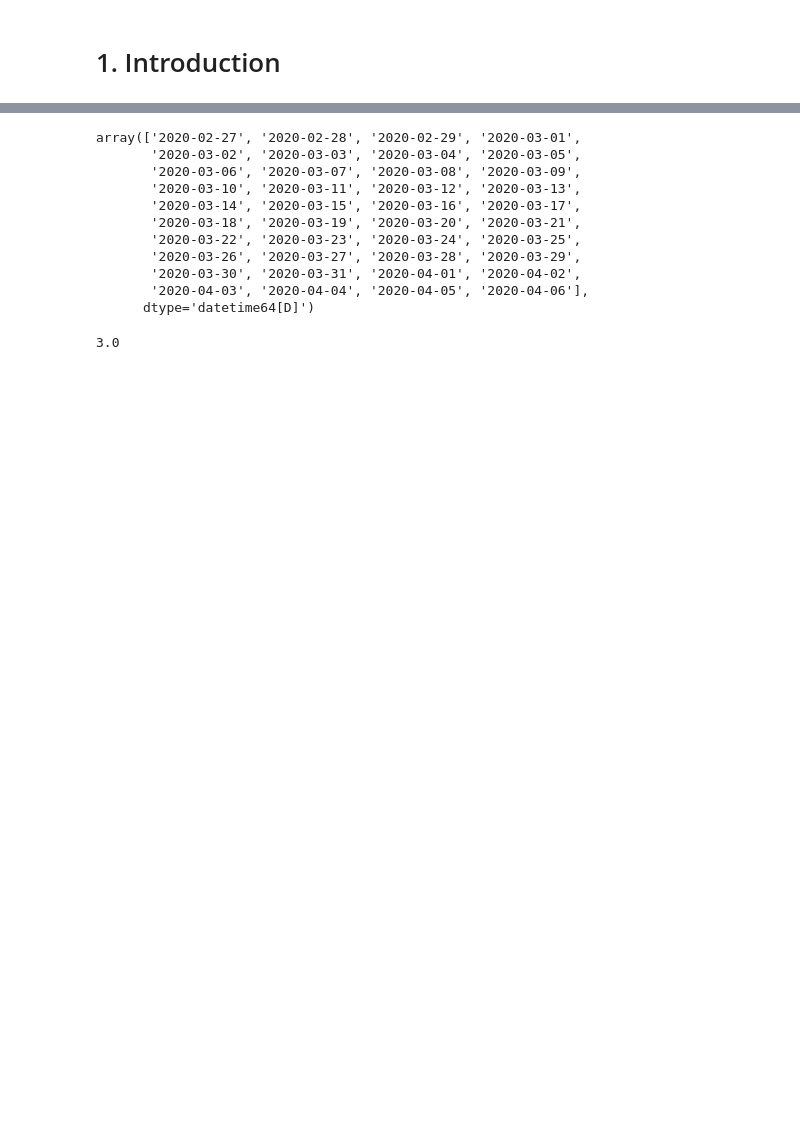
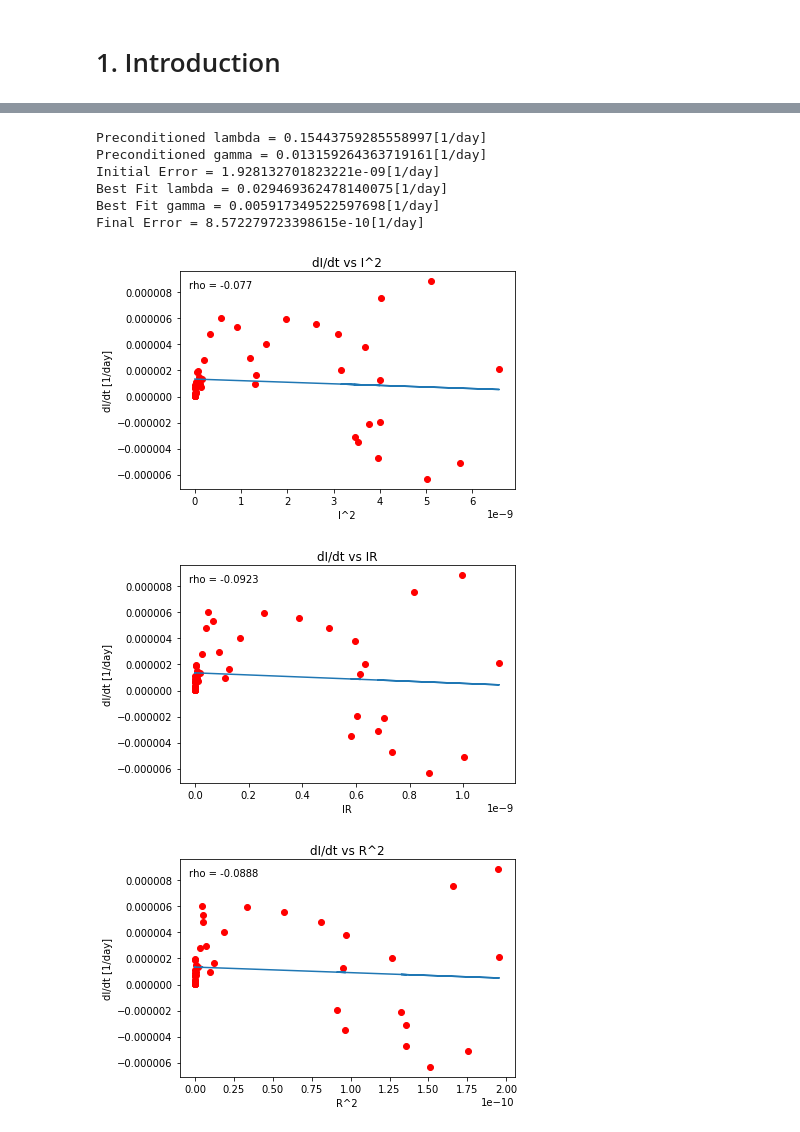
Before and after one commit to ABoghi/Covid-19, a Jupyter notebook: Cov19.ipynb, the cells around one changed output, grey strips where cells are left out. Cells and saved outputs as stored; diff of their text form; code cells hidden in the pictures; blank space fills up the shorter version.

```diff
--- a/Cov19.ipynb
+++ b/Cov19.ipynb
@@ -42,18 +42,12 @@ c19.covid19_gauss(country = country, offset = 0)
-# %%
-np.arange('2020-02-27', '2020-04-07', dtype='datetime64[D]')
-# %% [output]
-array(['2020-02-27', '2020-02-28', '2020-02-29', '2020-03-01',
-       '2020-03-02', '2020-03-03', '2020-03-04', '2020-03-05',
-       '2020-03-06', '2020-03-07', '2020-03-08', '2020-03-09',
-       '2020-03-10', '2020-03-11', '2020-03-12', '2020-03-13',
-       '2020-03-14', '2020-03-15', '2020-03-16', '2020-03-17',
-       '2020-03-18', '2020-03-19', '2020-03-20', '2020-03-21',
-       '2020-03-22', '2020-03-23', '2020-03-24', '2020-03-25',
-       '2020-03-26', '2020-03-27', '2020-03-28', '2020-03-29',
-       '2020-03-30', '2020-03-31', '2020-04-01', '2020-04-02',
-       '2020-04-03', '2020-04-04', '2020-04-05', '2020-04-06'],
-      dtype='datetime64[D]')
-# %%
-np.round(2.9)
-# %% [output]
-3.0
+# %%
+c19.correlations(country = country)
+# %% [output]
+Preconditioned lambda = 0.15443759285558997[1/day]
+Preconditioned gamma = 0.013159264363719161[1/day]
+Initial Error = 1.928132701823221e-09[1/day]
+Best Fit lambda = 0.029469362478140075[1/day]
+Best Fit gamma = 0.005917349522597698[1/day]
+Final Error = 8.572279723398615e-10[1/day]
+[figure, added]
+[figure, added]
+[figure, added]
```
Also changed, not shown: parts of 5 cells of this notebook, 1 other file.
